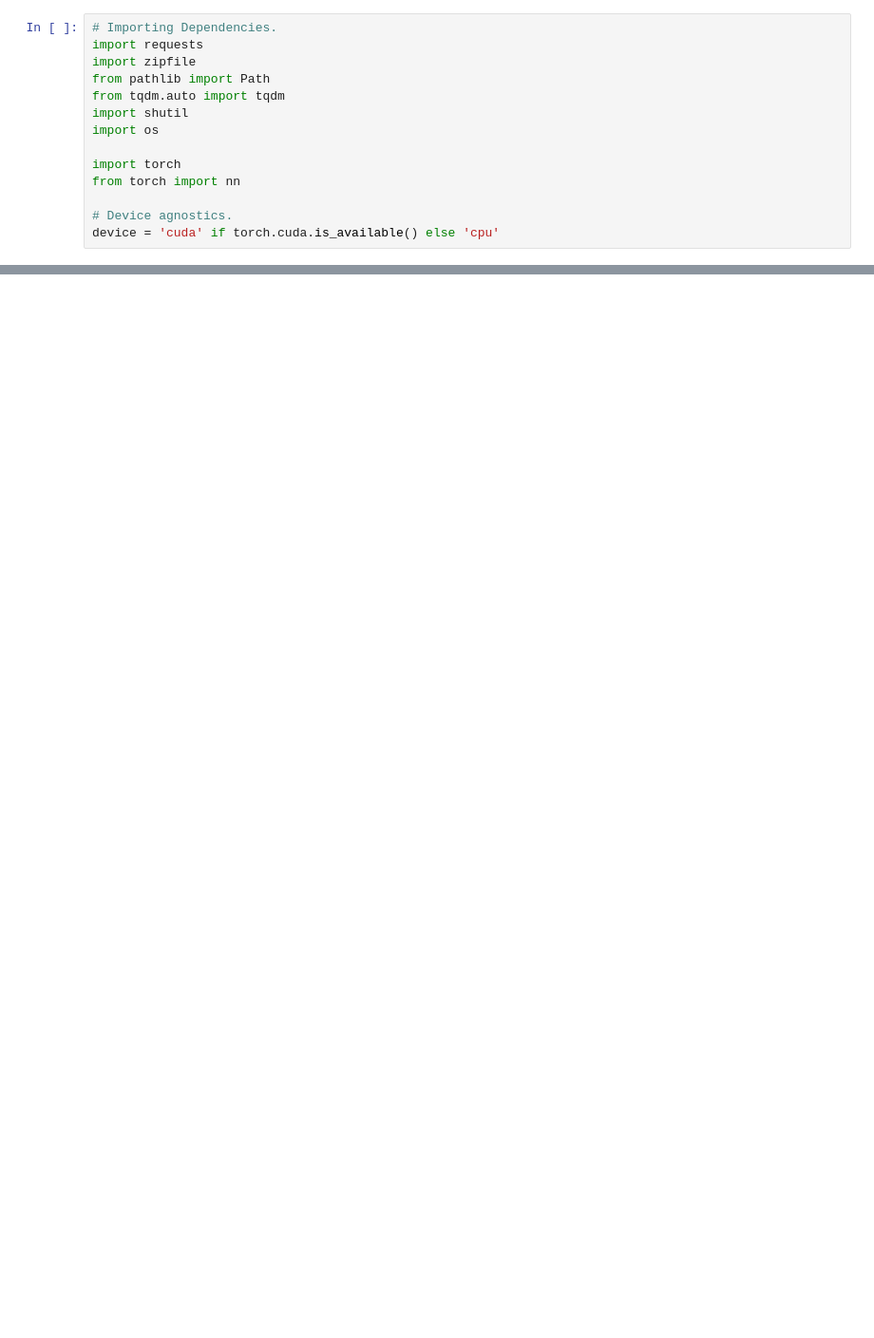
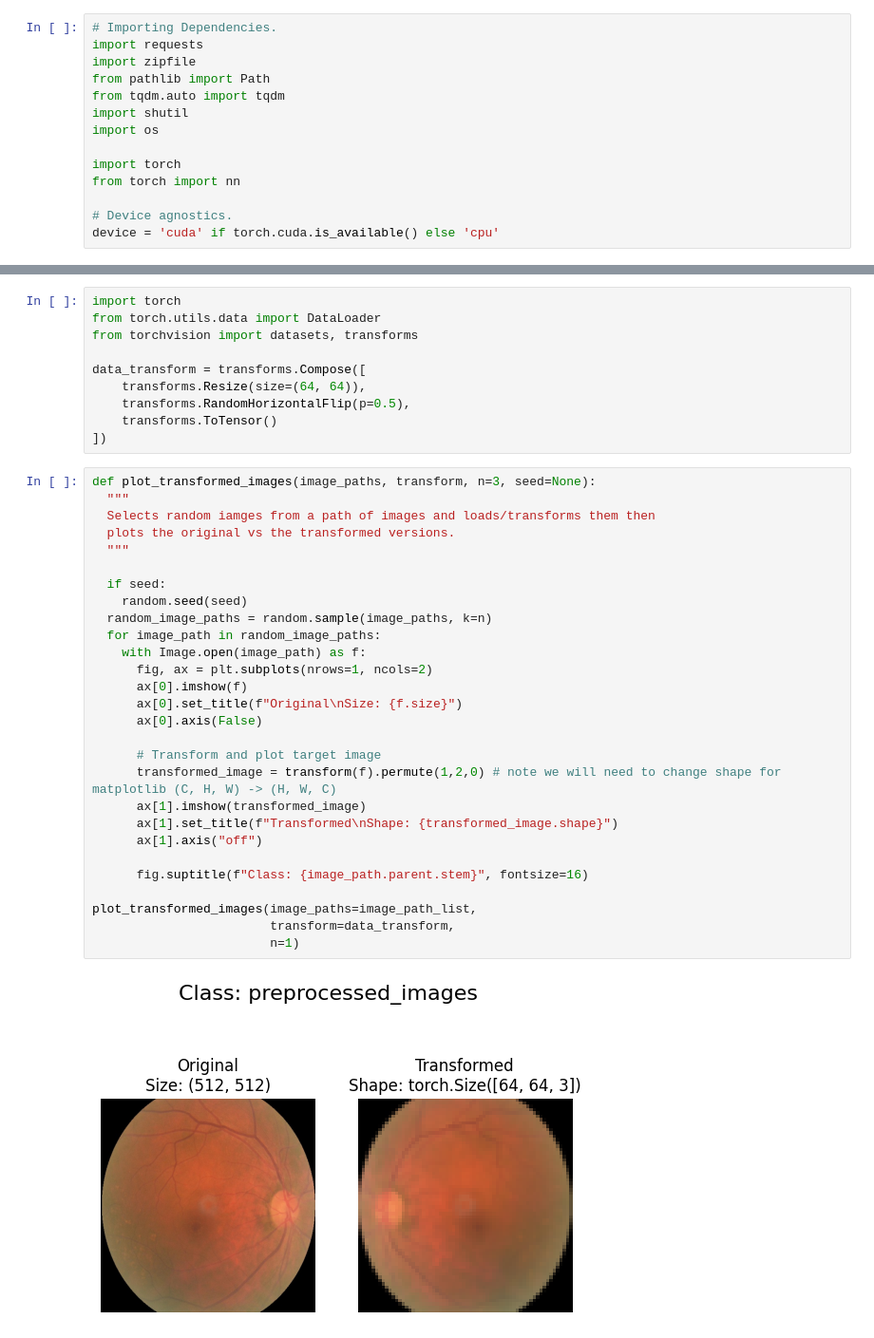
Before and after one commit to Vise-1/Eye_Disease_Classification_via_ML, a Jupyter notebook: Model_Eye_Disease_Classification.ipynb, the cells around one changed output, grey strips where cells are left out. Shown: that part at 95% size. Cells and saved outputs as stored; diff of their text form; blank space fills up the shorter version.

```diff
--- a/Model_Eye_Disease_Classification.ipynb
+++ b/Model_Eye_Disease_Classification.ipynb
@@ -43,0 +165,40 @@ Unzipping Eye Disease Dataset...
+# %%
+import torch
+from torch.utils.data import DataLoader
+from torchvision import datasets, transforms
+
+data_transform = transforms.Compose([
+    transforms.Resize(size=(64, 64)),
+    transforms.RandomHorizontalFlip(p=0.5),
+    transforms.ToTensor()
+])
+# %%
+def plot_transformed_images(image_paths, transform, n=3, seed=None):
+  """
+  Selects random iamges from a path of images and loads/transforms them then
+  plots the original vs the transformed versions.
+  """
+
+  if seed:
+    random.seed(seed)
+  random_image_paths = random.sample(image_paths, k=n)
+  for image_path in random_image_paths:
+    with Image.open(image_path) as f:
+      fig, ax = plt.subplots(nrows=1, ncols=2)
+      ax[0].imshow(f)
+      ax[0].set_title(f"Original\nSize: {f.size}")
+      ax[0].axis(False)
+
+      # Transform and plot target image
+      transformed_image = transform(f).permute(1,2,0) # note we will need to change shape for matplotlib (C, H, W) -> (H, W, C)
+      ax[1].imshow(transformed_image)
+      ax[1].set_title(f"Transformed\nShape: {transformed_image.shape}")
+      ax[1].axis("off")
+
+      fig.suptitle(f"Class: {image_path.parent.stem}", fontsize=16)
+
+plot_transformed_images(image_paths=image_path_list,
+                        transform=data_transform,
+                        n=1)
+# %% [output]
+[figure, added]
```
Also changed, not shown: parts of 15 cells of this notebook.
